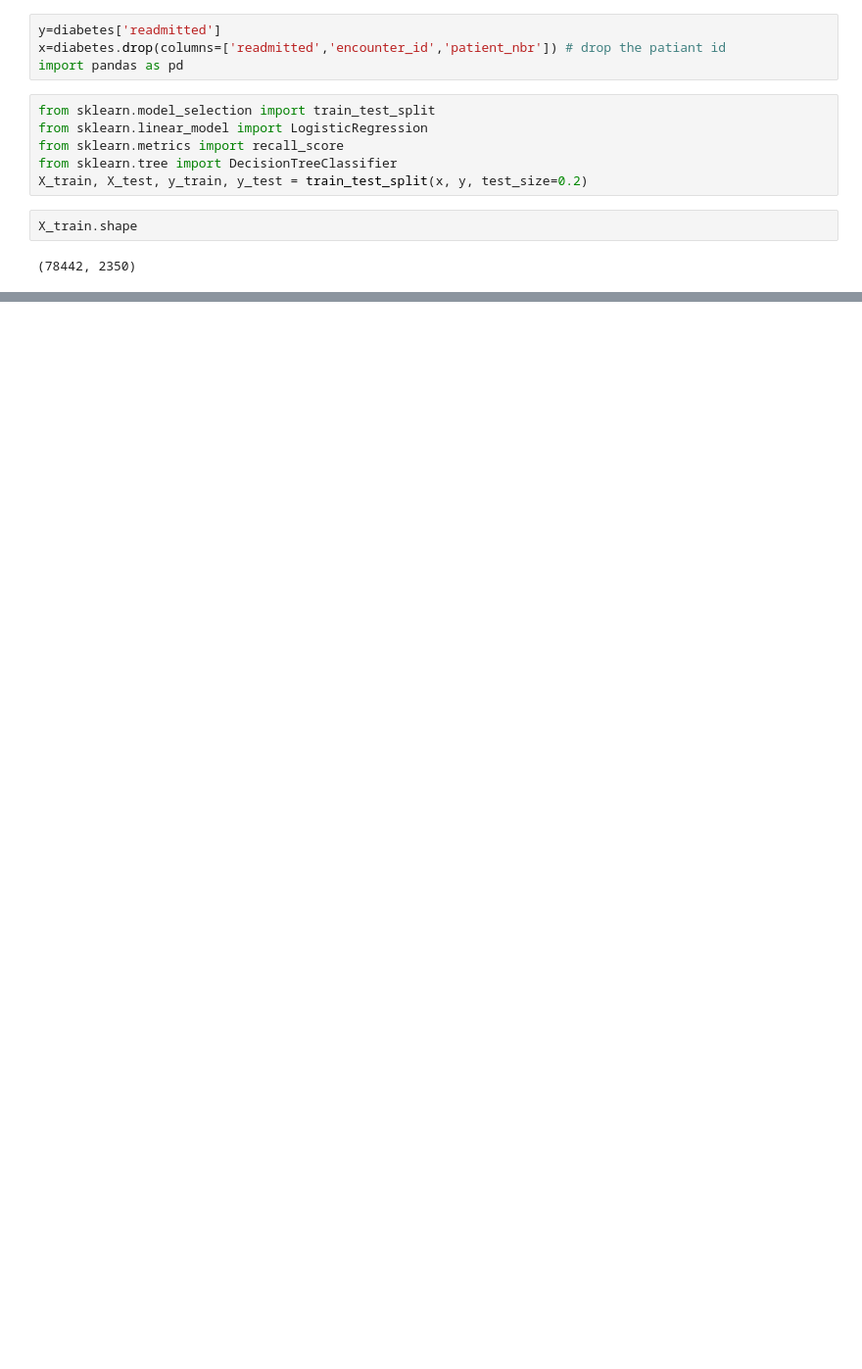
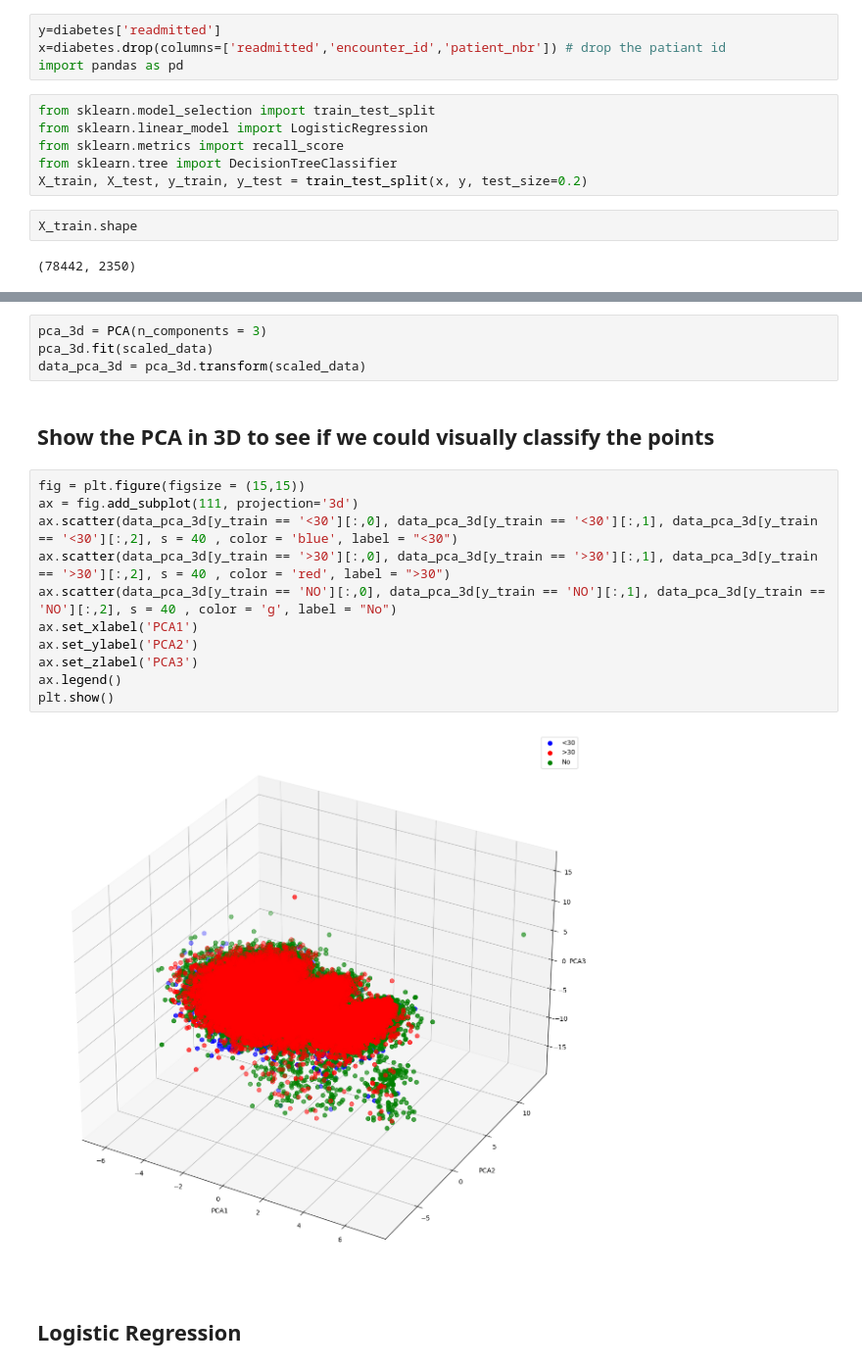
Before and after one commit to hank0982/diabetes-data-exploration, a Jupyter notebook: Model.ipynb, the cells around one changed output, grey strips where cells are left out. Shown: that part at 98% size. Drawn from its saved outputs; the diff is of its cells as text; blank space fills up the shorter version.

```diff
--- a/Model.ipynb
+++ b/Model.ipynb
@@ -218,0 +220,21 @@ Text(0.5, 1.0, 'Most Important Features according to Random Forest')
+# %%
+pca_3d = PCA(n_components = 3)
+pca_3d.fit(scaled_data)
+data_pca_3d = pca_3d.transform(scaled_data)
+# %% [markdown]
+## Show the PCA in 3D to see if we could visually classify the points
+# %%
+fig = plt.figure(figsize = (15,15))
+ax = fig.add_subplot(111, projection='3d')
+ax.scatter(data_pca_3d[y_train == '<30'][:,0], data_pca_3d[y_train == '<30'][:,1], data_pca_3d[y_train == '<30'][:,2], s = 40 , color = 'blue', label = "<30")
+ax.scatter(data_pca_3d[y_train == '>30'][:,0], data_pca_3d[y_train == '>30'][:,1], data_pca_3d[y_train == '>30'][:,2], s = 40 , color = 'red', label = ">30")
+ax.scatter(data_pca_3d[y_train == 'NO'][:,0], data_pca_3d[y_train == 'NO'][:,1], data_pca_3d[y_train == 'NO'][:,2], s = 40 , color = 'g', label = "No")
+ax.set_xlabel('PCA1')
+ax.set_ylabel('PCA2')
+ax.set_zlabel('PCA3')
+ax.legend()
+plt.show()
+# %% [output]
+[figure, added]
+# %% [markdown]
+## Logistic Regression
```
Also changed, not shown: parts of 29 cells of this notebook.
